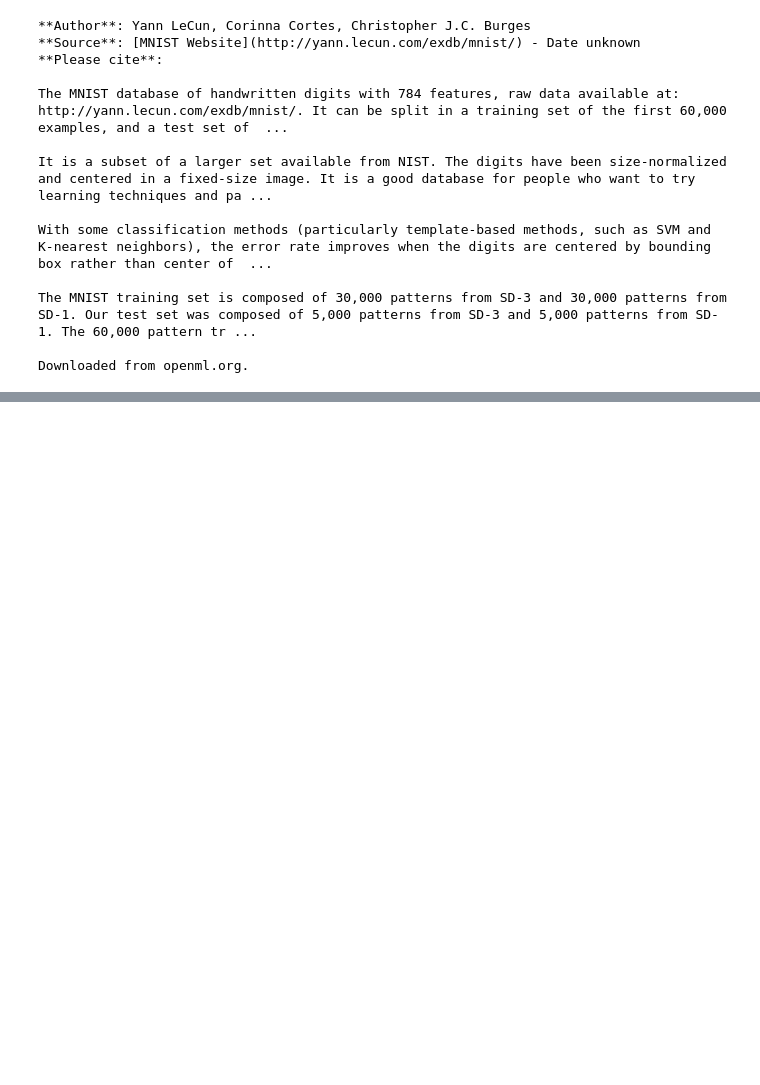
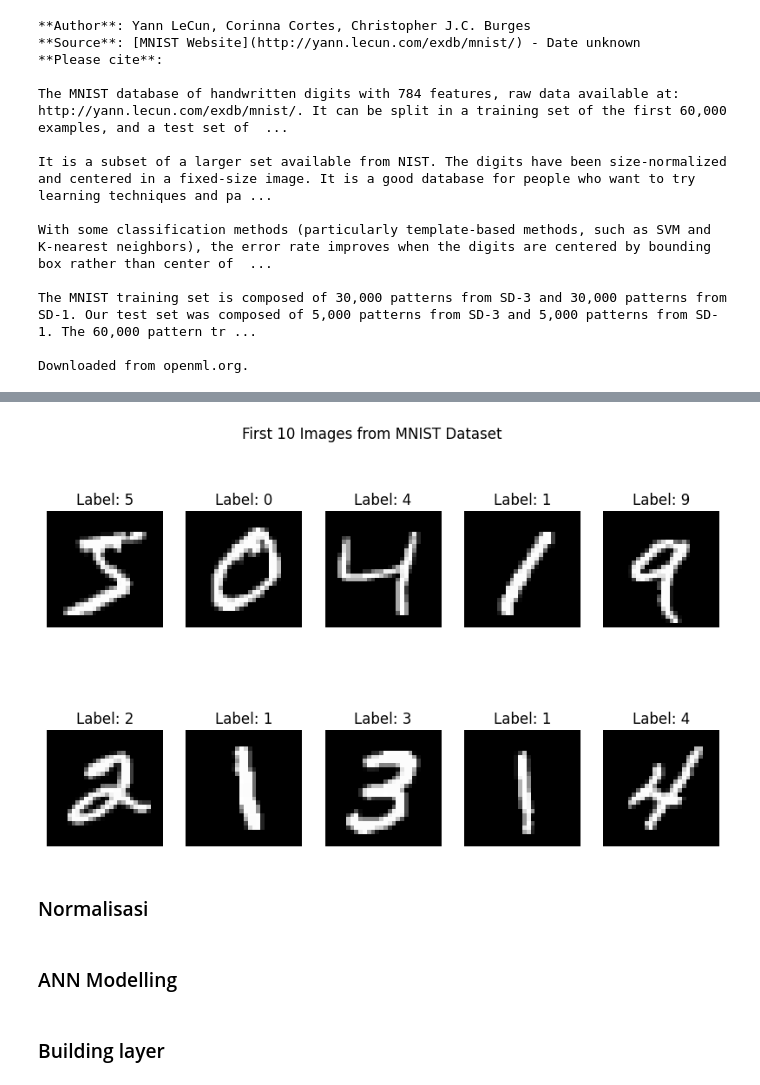
Before and after one commit to andidprastyo/ML-2023, a Jupyter notebook: 09 - Perceptron & ANN/tugas.ipynb, the cells around one changed output, grey strips where cells are left out. Saved outputs shown, nothing was run; the diff lists cells and outputs as text; code cells hidden in the pictures; blank space fills up the shorter version.

```diff
--- a/09 - Perceptron & ANN/tugas.ipynb
+++ b/09 - Perceptron & ANN/tugas.ipynb
@@ -28,0 +55,16 @@ Downloaded from openml.org.
+# %%
+x_convert = X.values.astype(int)
+
+plt.figure(figsize=(10, 6))
+for i in range(10):
+    plt.subplot(2, 5, i + 1)
+    plt.imshow(x_convert[i].reshape(28, 28), cmap='gray')
+    plt.title(f"Label: {y[i]}")
+    plt.axis('off')  # Turn off axis labels
+
+plt.suptitle('First 10 Images from MNIST Dataset')
+plt.show()
+# %% [output]
+[figure, added]
+# %% [markdown]
+### Normalisasi
@@ -28,0 +77,2 @@ Downloaded from openml.org.
+# %% [markdown]
+### ANN Modelling
@@ -28,0 +81,2 @@ Downloaded from openml.org.
+# %% [markdown]
+### Building layer
```
Also changed, not shown: parts of 17 cells of this notebook.
